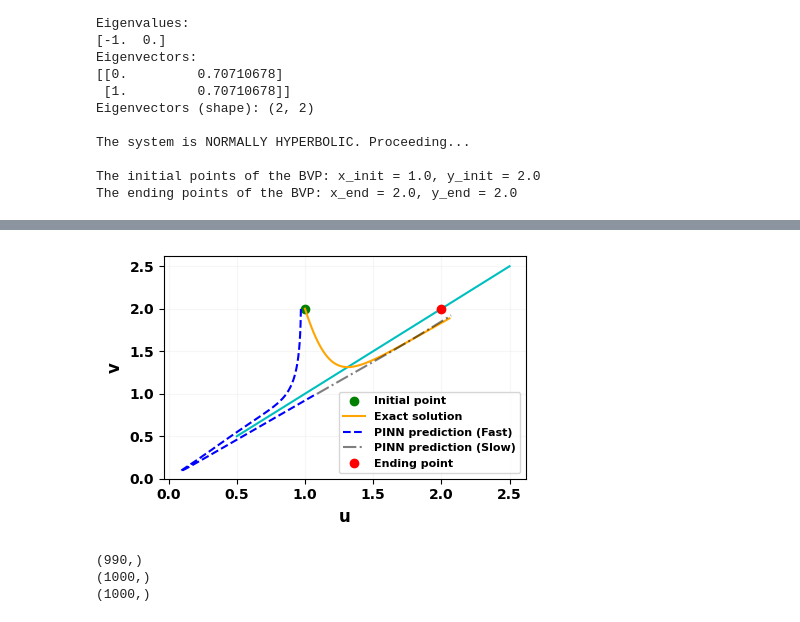
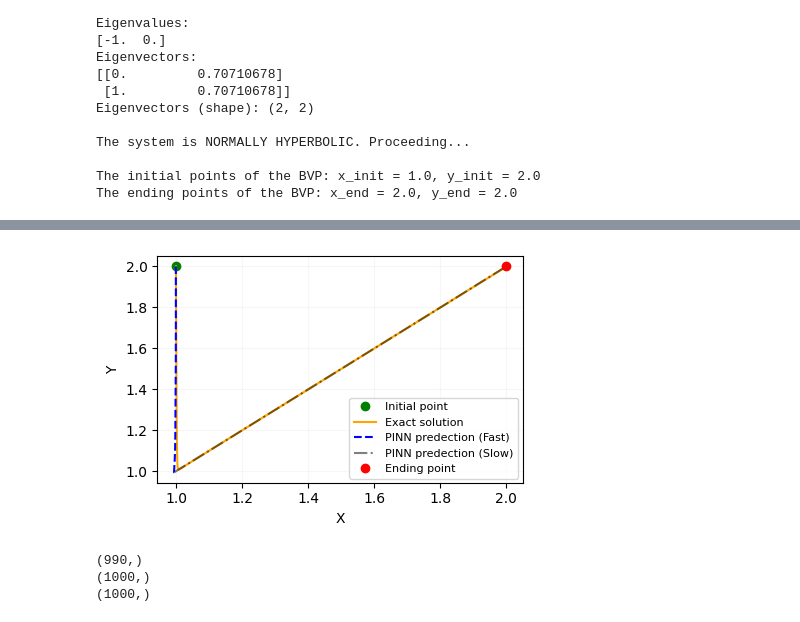
Before and after one commit to Hamid-Mofidi/PINNs_on_Multiple_timescale_dynamics, a Jupyter notebook: Reaction-Diffusion/GSPINNs-error.ipynb, the cells around one changed output, grey strips where cells are left out. Saved outputs shown, nothing was run; the diff lists cells and outputs as text; code cells hidden in the pictures.

Commit message:
Kaggle Notebook | 1D-Reaction-DiffusionPINN | Version 25

```diff
--- a/Reaction-Diffusion/GSPINNs-error.ipynb
+++ b/Reaction-Diffusion/GSPINNs-error.ipynb
@@ -19,6 +4,7 @@ eps value is  0.1
 import torch
 import torch.nn as nn
 import torch.nn.functional as F
+import numpy as np
 import matplotlib.pyplot as plt
 
 
@@ -89,6 +75,7 @@ def slow_system(y, tau, eps):
     return [dxdtau, dydtau]
 
 
+eps = 0.001
 
 
 x_init, y_init = 1 + 0 * eps, 2.0 - 0 * eps
@@ -279,7 +266,7 @@ if __name__=='__main__':
             xf_end,  yf_end = x_pred_slow[0], y_pred_slow[0]
             xs_init, ys_init = x_pred_fast[-1], y_pred_fast[-1]
 
-        if epoch % 5000 == 0:
+        if epoch % 4000 == 0:
             print(f'Epoch {epoch}, Total Loss: {loss_total.item()}')
 
         loss_values.append(loss_total.item())
@@ -313,43 +301,37 @@ Epoch 20000, Total Loss: 0.048933813996903594
 # %%
-import numpy as np
-import matplotlib.pyplot as plt
-
-# Assuming x_init, y_init, x_exact, y_exact, x_pred_fast, y_pred_fast, x_pred_slow, y_pred_slow, x_end, y_end are already defined
-
 fig = plt.figure(figsize=(4.5, 3))
 ax = fig.add_subplot(111)
 
-# Add the y=x line for x between ? and ?
-x_line = np.linspace(0.5, 2.5, 100)
-y_line = x_line
-ax.plot(x_line, y_line, 'c-')
+ax.plot(x_init, y_init, 'go', label='Initial point')
 
-ax.plot(x_init, y_init, 'go', label='Initial point')
 ax.plot(x_exact[:-10], y_exact[:-10], '-', color='orange', label='Exact solution')
-ax.plot(x_pred_fast, y_pred_fast, 'b--', label='PINN prediction (Fast)')
-ax.plot(x_pred_slow, y_pred_slow, 'k-.', label='PINN prediction (Slow)', alpha=0.5)
+
+
+ax.plot(x_pred_fast, y_pred_fast, 'b--', label='PINN predection (Fast)')
+
+ax.plot(x_pred_slow , y_pred_slow , 'k-.', label='PINN predection (Slow)', alpha=0.5)
 ax.plot(x_end, y_end, 'ro', label='Ending point')
 
 
-
-ax.set_xlabel('u', fontsize=12, fontweight='bold')
-ax.set_ylabel('v', fontsize=12, fontweight='bold')
+ax.set_xlabel('X')
+ax.set_ylabel('Y')
 ax.legend()
+#ax.invert_yaxis()
 plt.grid(True, alpha=0.1)
 
-ax.legend(prop={'size': 8, 'weight': 'bold'}, loc='lower right')          # , bbox_to_anchor=(0.51, 0.4))
-ax.set_ylim(bottom=0)
+ax.legend(prop={'size': 8}, bbox_to_anchor=(0.51, 0.4))
+
 plt.tight_layout()
 plt.show()
 
 shape_x_exact = x_exact[:-10].shape
 print(shape_x_exact)
 shape_x_pred_fast = x_pred_fast.shape
 print(shape_x_pred_fast)
 shape_x_pred_slow = x_pred_slow.shape
 print(shape_x_pred_slow)
 # %% [output]
-[figure, old version]
+[figure, new version]
 (990,)
 (1000,)
 (1000,)
```
Also changed, not shown: parts of 13 cells of this notebook.
